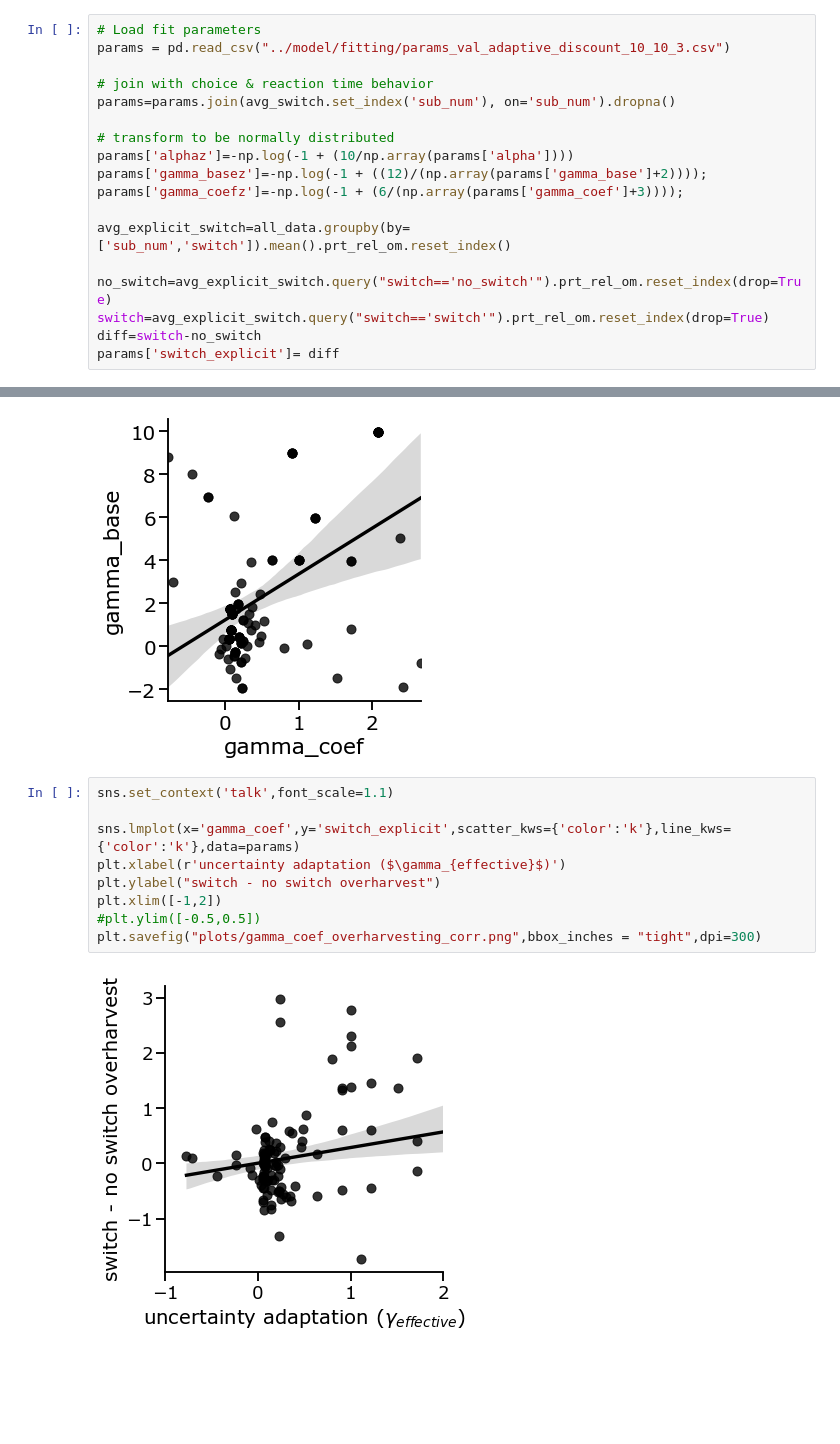
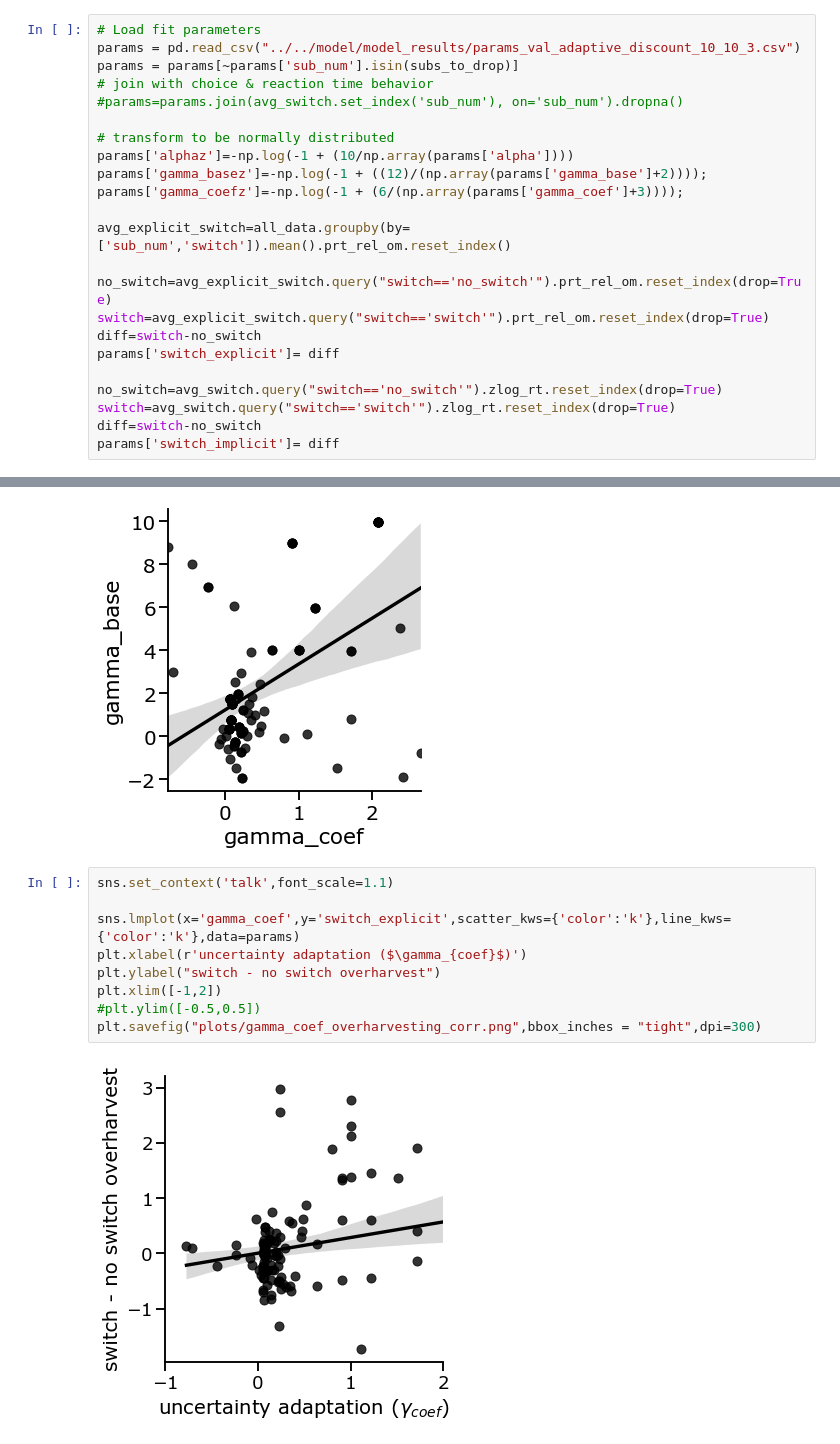
Before and after one commit to noraharhen/Harhen-Bornstein-2023-Overharvesting-as-Rational-Learning, a Jupyter notebook: experiment/data_analysis/analyze_data.ipynb, the cells around one changed output, grey strips where cells are left out. Drawn from its saved outputs; the diff is of its cells as text; blank space fills up the shorter version.

Commit message:
fix correlation figure

```diff
--- a/experiment/data_analysis/analyze_data.ipynb
+++ b/experiment/data_analysis/analyze_data.ipynb
@@ -443,10 +433,10 @@ Ttest_relResult(statistic=2.645000360675243, pvalue=0.009311089367316103)
 # parameter validation
 # %%
 # Load fit parameters
-params = pd.read_csv("../model/fitting/params_val_adaptive_discount_10_10_3.csv")
-
+params = pd.read_csv("../../model/model_results/params_val_adaptive_discount_10_10_3.csv")
+params = params[~params['sub_num'].isin(subs_to_drop)]
 # join with choice & reaction time behavior
-params=params.join(avg_switch.set_index('sub_num'), on='sub_num').dropna()
+#params=params.join(avg_switch.set_index('sub_num'), on='sub_num').dropna()
 
 # transform to be normally distributed
 params['alphaz']=-np.log(-1 + (10/np.array(params['alpha'])))
@@ -459,3 +449,8 @@ no_switch=avg_explicit_switch.query("switch=='no_switch'").prt_rel_om.reset_inde
 switch=avg_explicit_switch.query("switch=='switch'").prt_rel_om.reset_index(drop=True)
 diff=switch-no_switch
 params['switch_explicit']= diff
+
+no_switch=avg_switch.query("switch=='no_switch'").zlog_rt.reset_index(drop=True)
+switch=avg_switch.query("switch=='switch'").zlog_rt.reset_index(drop=True)
+diff=switch-no_switch
+params['switch_implicit']= diff
@@ -516,11 +533,11 @@ sns.lmplot(x='gamma_coef',y='gamma_base',order=1,scatter_kws={'color':'k'},line_
 # %%
 sns.set_context('talk',font_scale=1.1)
 
 sns.lmplot(x='gamma_coef',y='switch_explicit',scatter_kws={'color':'k'},line_kws={'color':'k'},data=params)
-plt.xlabel(r'uncertainty adaptation ($\gamma_{effective}$)')
+plt.xlabel(r'uncertainty adaptation ($\gamma_{coef}$)')
 plt.ylabel("switch - no switch overharvest")
 plt.xlim([-1,2])
 #plt.ylim([-0.5,0.5])
 plt.savefig("plots/gamma_coef_overharvesting_corr.png",bbox_inches = "tight",dpi=300)
 # %% [output]
-[figure, old version]
+[figure, new version]
```
Also changed, not shown: parts of 13 cells of this notebook, 15 other files.
